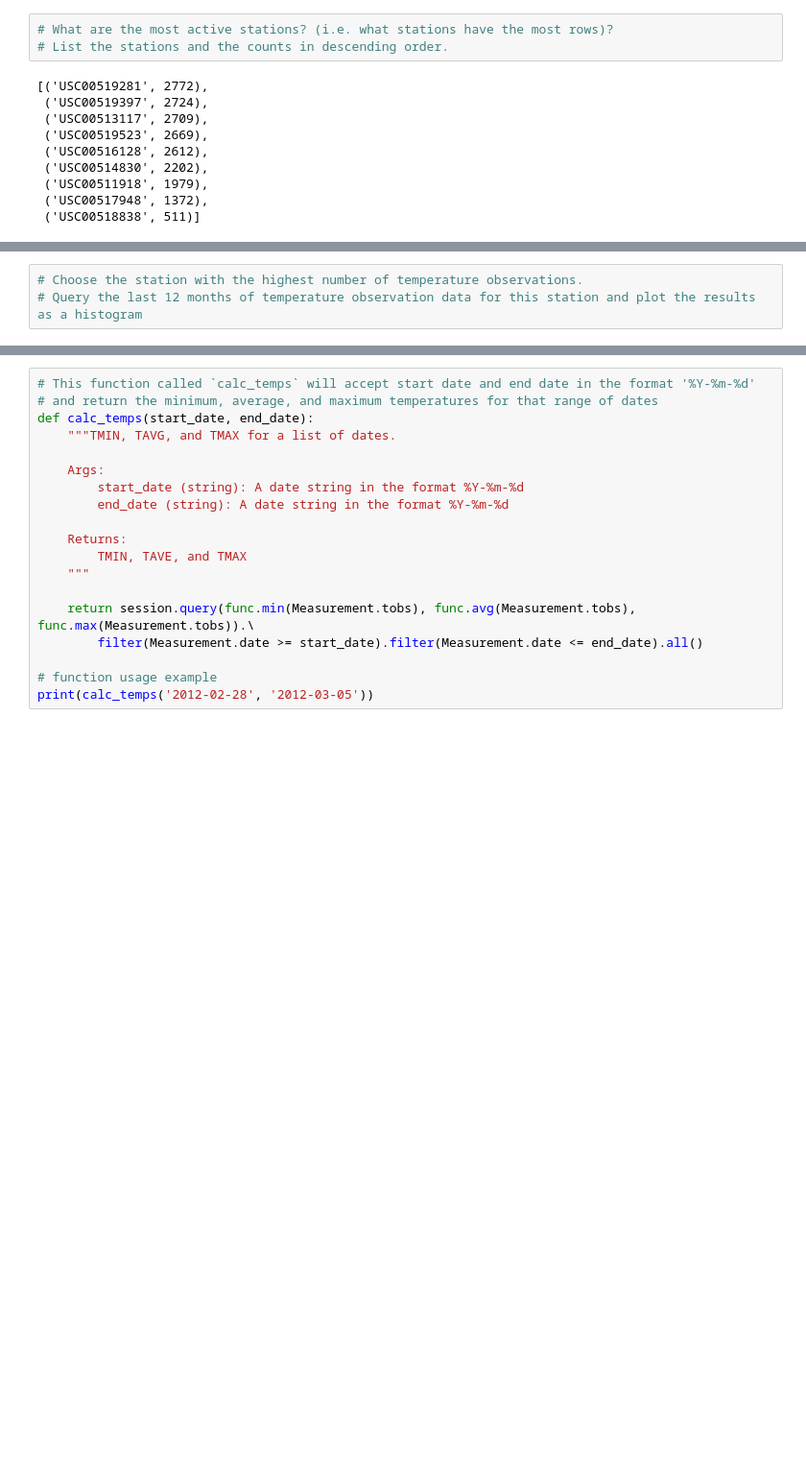
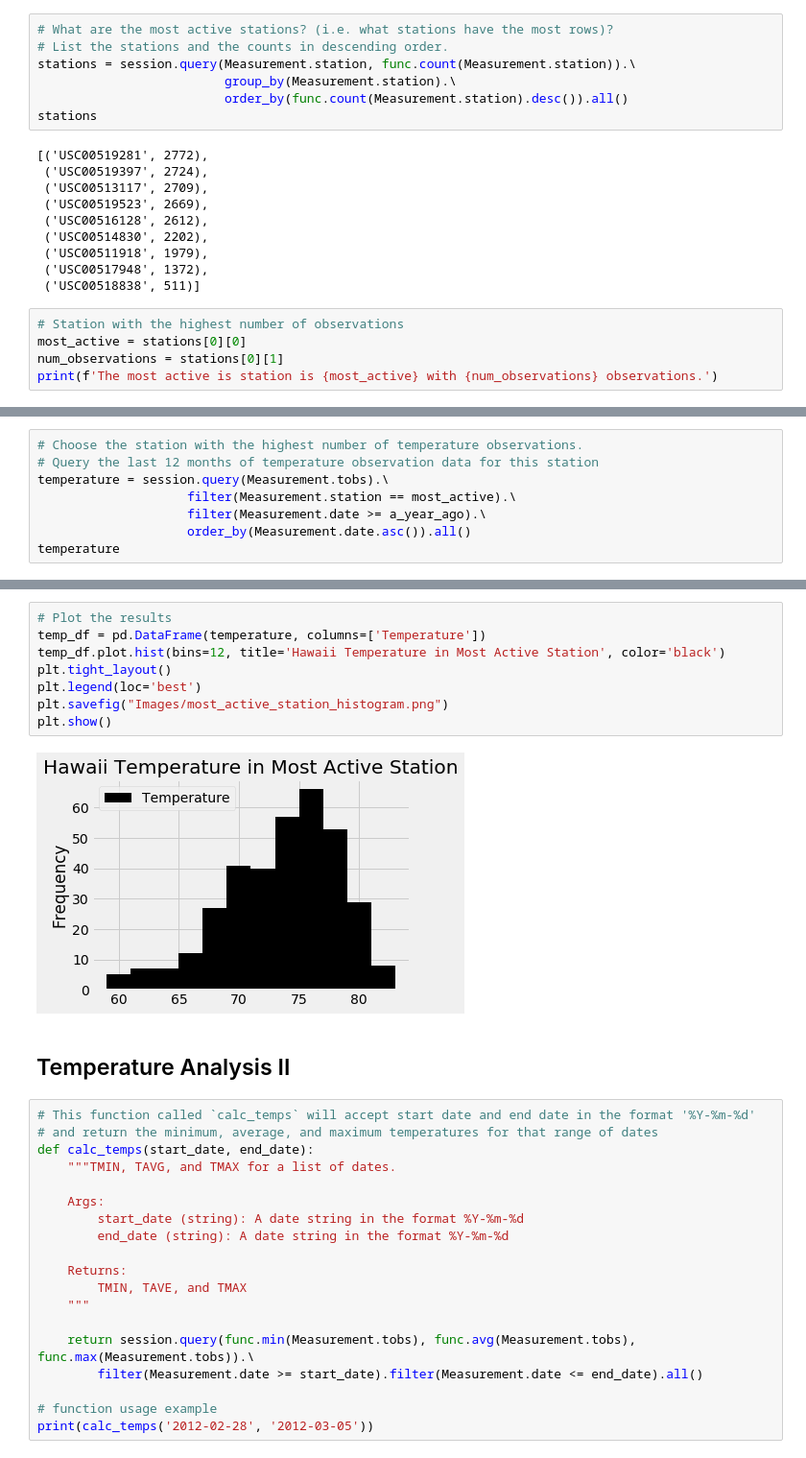
Before and after one commit to cbourdeau/SQLAlchemy-Surf-Weather-Analysis, a Jupyter notebook: climate_starter.ipynb, the cells around one changed output, grey strips where cells are left out. Shown at 96% size. Saved outputs shown, nothing was run; the diff lists cells and outputs as text; blank space fills up the shorter version.

```diff
--- a/climate_starter.ipynb
+++ b/climate_starter.ipynb
@@ -119,6 +139,10 @@ plt.show()
 # %%
 # What are the most active stations? (i.e. what stations have the most rows)?
 # List the stations and the counts in descending order.
+stations = session.query(Measurement.station, func.count(Measurement.station)).\
+                         group_by(Measurement.station).\
+                         order_by(func.count(Measurement.station).desc()).all()
+stations
 # %% [output]
 [('USC00519281', 2772),
  ('USC00519397', 2724),
@@ -129,3 +153,8 @@ plt.show()
  ('USC00511918', 1979),
  ('USC00517948', 1372),
  ('USC00518838', 511)]
+# %%
+# Station with the highest number of observations
+most_active = stations[0][0]
+num_observations = stations[0][1]
+print(f'The most active is station is {most_active} with {num_observations} observations.')
@@ -137,3 +192,8 @@ plt.show()
 # %%
 # Choose the station with the highest number of temperature observations.
-# Query the last 12 months of temperature observation data for this station and plot the results as a histogram
+# Query the last 12 months of temperature observation data for this station
+temperature = session.query(Measurement.tobs).\
+                    filter(Measurement.station == most_active).\
+                    filter(Measurement.date >= a_year_ago).\
+                    order_by(Measurement.date.asc()).all()
+temperature
@@ -142,3 +218,15 @@ plt.show()
+# %%
+# Plot the results
+temp_df = pd.DataFrame(temperature, columns=['Temperature'])
+temp_df.plot.hist(bins=12, title='Hawaii Temperature in Most Active Station', color='black')
+plt.tight_layout()
+plt.legend(loc='best')
+plt.savefig("Images/most_active_station_histogram.png")
+plt.show()
+# %% [output]
+[figure, added]
+# %% [markdown]
+## Temperature Analysis II
 # %%
 # This function called `calc_temps` will accept start date and end date in the format '%Y-%m-%d'
 # and return the minimum, average, and maximum temperatures for that range of dates
```
Also changed, not shown: parts of 24 cells of this notebook, 6 other files.
